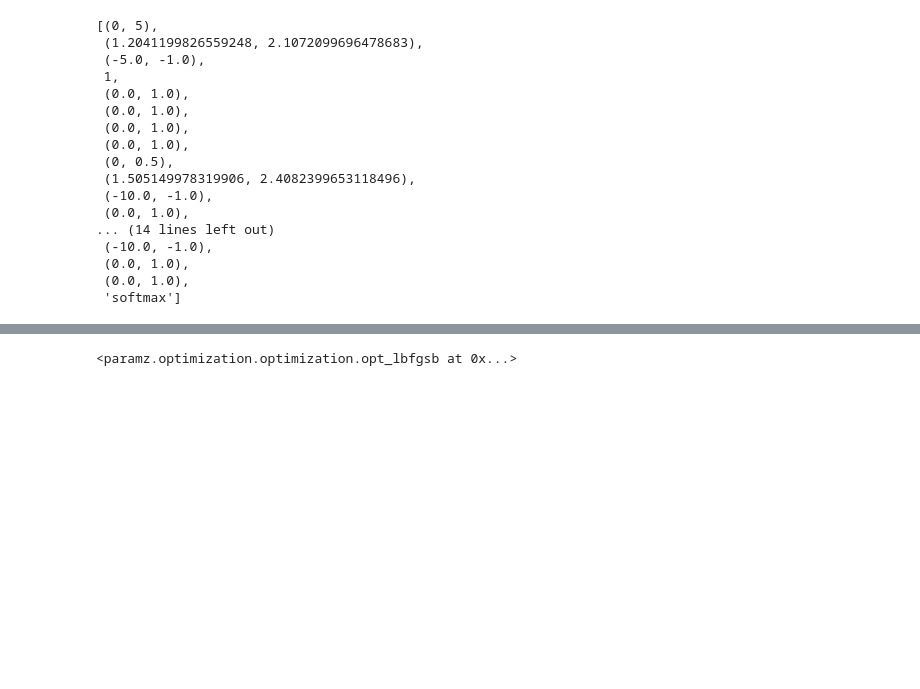
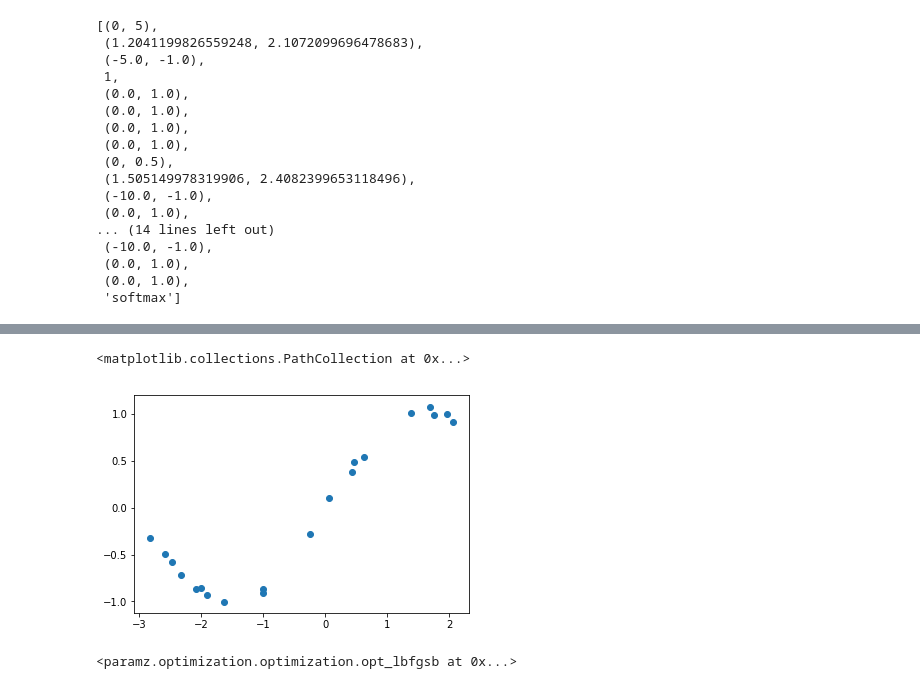
Before and after one commit to jjakimoto/Development, a Jupyter notebook: hyperopt/BlackBox Optimizer.ipynb, the cells around one changed output, grey strips where cells are left out. Cells and saved outputs as stored; diff of their text form; code cells hidden in the pictures; blank space fills up the shorter version.

```diff
--- a/hyperopt/BlackBox Optimizer.ipynb
+++ b/hyperopt/BlackBox Optimizer.ipynb
@@ -848,5 +977,19 @@ kernel = GPy.kern.RBF(input_dim=1, variance=1., lengthscale=1.)
+# %%
+from sklearn.gaussian_process import GaussianProcessRegressor
+from sklearn.gaussian_process.kernels import Matern
+
+
+random_state = 0
+gp = GaussianProcessRegressor(
+            kernel=Matern(nu=2.5),
+            n_restarts_optimizer=25,
+            random_state=random_state
+        )
 # %%
 import numpy as np
 
 X = np.random.uniform(-3.,3.,(20,1))
 Y = np.sin(X) + np.random.randn(20,1)*0.05
+Y = Y[:, 0]
+
+gp.fit(X, Y)
@@ -853,3 +1041,11 @@ Y = np.sin(X) + np.random.randn(20,1)*0.05
+# %%
+%matplotlib inline
+import matplotlib.pyplot as plt
+
+plt.scatter(X, gp.predict(X)[:, 0])
+# %% [output]
+<matplotlib.collections.PathCollection at 0x...>
+[figure, added]
 # %%
 m = GPy.models.GPRegression(X,Y, kernel)
 # %%
```
Also changed, not shown: parts of 17 cells of this notebook, 1 other file.
